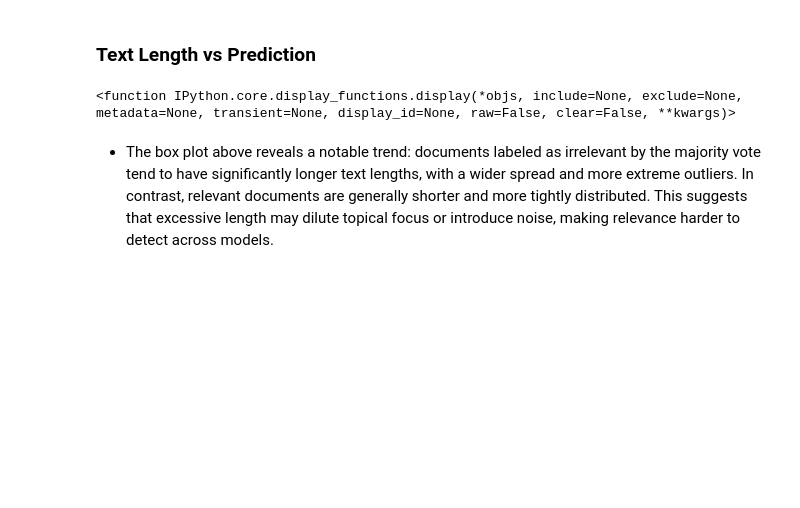
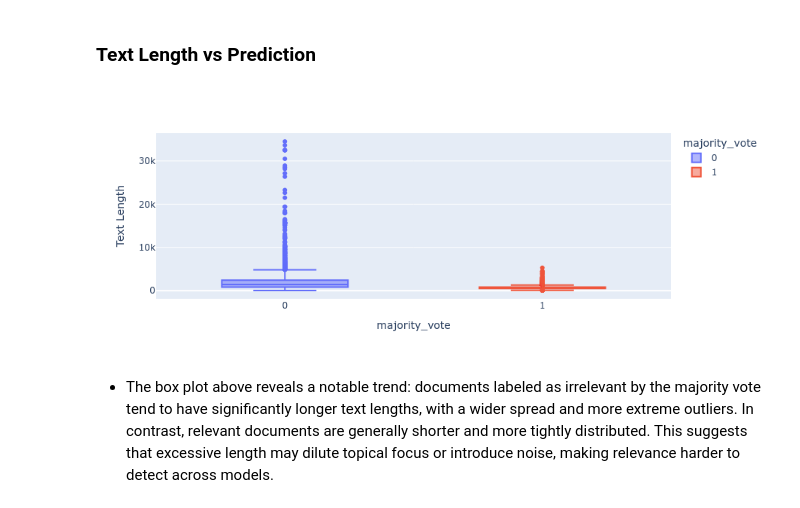
Before and after one commit to alikhalajii/text-classification-life-sciences, a Jupyter notebook: notebooks/06-ensemble-full-dataset-prediction.ipynb, the cells around one changed output. Cells and saved outputs as stored; diff of their text form; code cells hidden in the pictures; blank space fills up the shorter version.

```diff
--- a/notebooks/06-ensemble-full-dataset-prediction.ipynb
+++ b/notebooks/06-ensemble-full-dataset-prediction.ipynb
@@ -218,11 +220,11 @@ display(fig)
 # %%
 interactive_df["Text Length"] = df_cleaned["all_text"].apply(len)
 
 fig = px.box(interactive_df, x="majority_vote", y="Text Length", color="majority_vote")
 
-display
+display(fig)
 # %% [output]
-<function IPython.core.display_functions.display(*objs, include=None, exclude=None, metadata=None, transient=None, display_id=None, raw=False, clear=False, **kwargs)>
+[figure, added]
 # %% [markdown]
 * The box plot above reveals a notable trend: documents labeled as irrelevant by the majority vote tend to have significantly longer text lengths, with a wider spread and more extreme outliers. In contrast, relevant documents are generally shorter and more tightly distributed. This suggests that excessive length may dilute topical focus or introduce noise, making relevance harder to detect across models.
 # %% [markdown]
```
Also changed, not shown: parts of 5 cells of this notebook, 15 other files.
